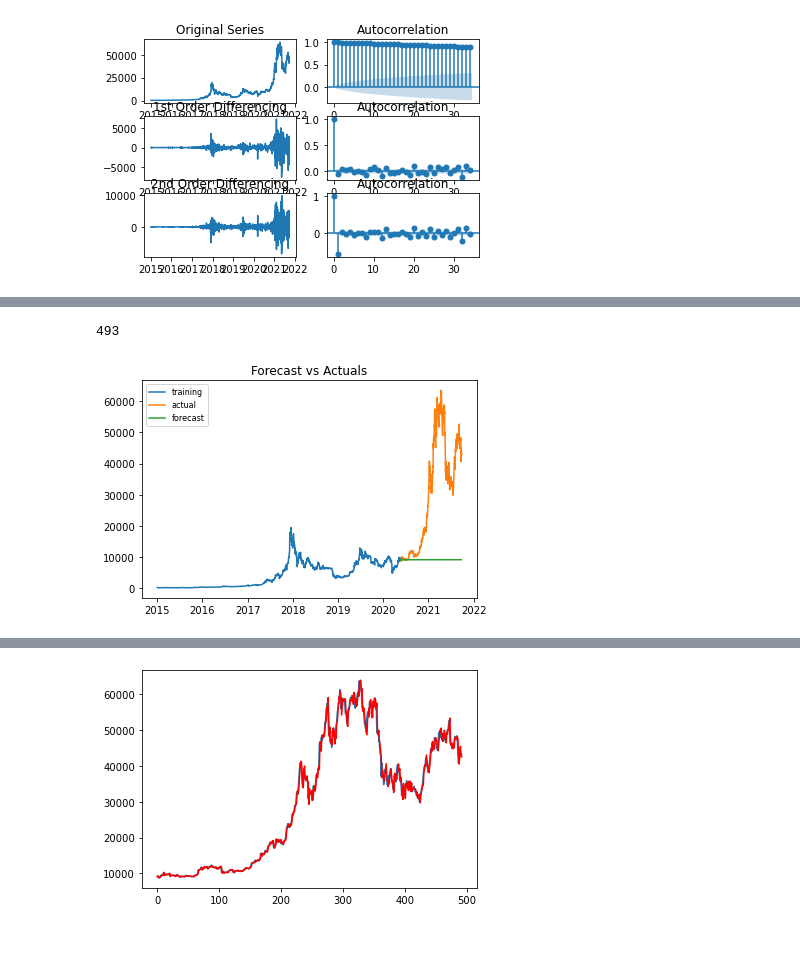
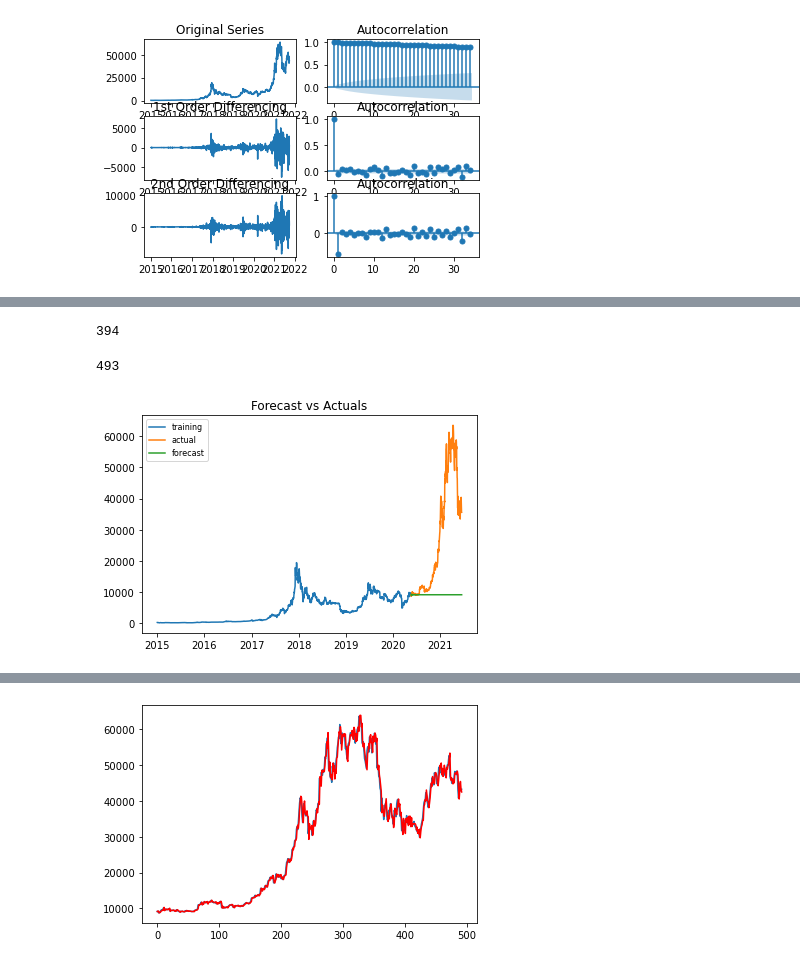
Before and after one commit to jquibla/Crypto_Predictor, a Jupyter notebook: Temp_Series_Models_bitcoin.ipynb, the cells around one changed output, grey strips where cells are left out. Cells and saved outputs as stored; diff of their text form; code cells hidden in the pictures.

Commit message:
finished CV execution of all the models and created ARIMA (doesn't work)

```diff
--- a/Temp_Series_Models_bitcoin.ipynb
+++ b/Temp_Series_Models_bitcoin.ipynb
@@ -183,37 +189,42 @@ max    6689.545454
 # %%
-# Create Training and Test
-train, test = train_test_split(btc_hist_m_close, shuffle=False, test_size=0.2)
+# Create Training, CV and Test
+no_test, test = train_test_split(btc_hist_m_close, shuffle=False, test_size=0.2)
+train, cross_val = train_test_split(no_test, shuffle=False, test_size=0.2)
+
+no_test_vol, test_vol = train_test_split(btc_hist_m_vol, shuffle=False, test_size=0.2)
+train_vol, cross_val_vol = train_test_split(no_test_vol, shuffle=False, test_size=0.2)
+# %%
+cross_val.size
+# %% [output]
+394
 # %%
 test.size
 # %% [output]
 493
 # %%
 # Build Model
-# model = ARIMA(train, order=(3,2,1))
-model = ARIMA(train, order=(9, 1, 10))
+model = ARIMA(train, order=(10, 1, 10))
 fitted = model.fit()
 
 # Forecast
 fc = fitted.forecast(490, alpha=0.05)  # 95% conf
 
 
-# Make as pandas series
-fc_series = pd.Series(fc, index=test.index)
-#lower_series = pd.Series(conf[:, 0], index=test.index)
-#upper_series = pd.Series(conf[:, 1], index=test.index)
+# Turn into pandas series
+fc_series = pd.Series(fc, index=cross_val.index)
 
 # Plot
 #plt.figure(figsize=(12,5), dpi=100)
 plt.plot(train, label='training')
-plt.plot(test, label='actual')
+plt.plot(cross_val, label='actual')
 plt.plot(fc_series, label='forecast')
 #plt.fill_between(lower_series.index, lower_series, upper_series,
 #                 color='k', alpha=.15)
 plt.title('Forecast vs Actuals')
 plt.legend(loc='upper left', fontsize=8)
 plt.show()
 # %% [output]
-[figure, old version]
+[figure, new version]
 # %%
 import warnings
 warnings.filterwarnings(action='once')
```
Also changed, not shown: parts of 16 cells of this notebook, 1 other file.
